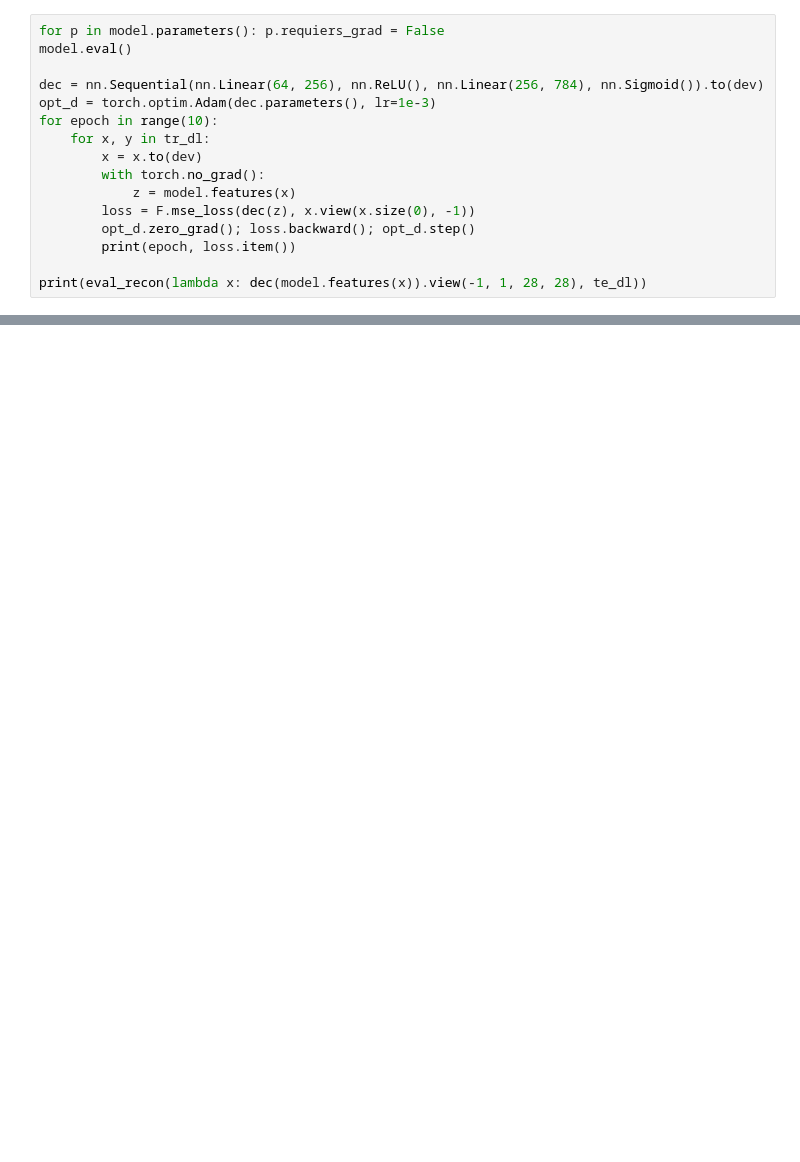
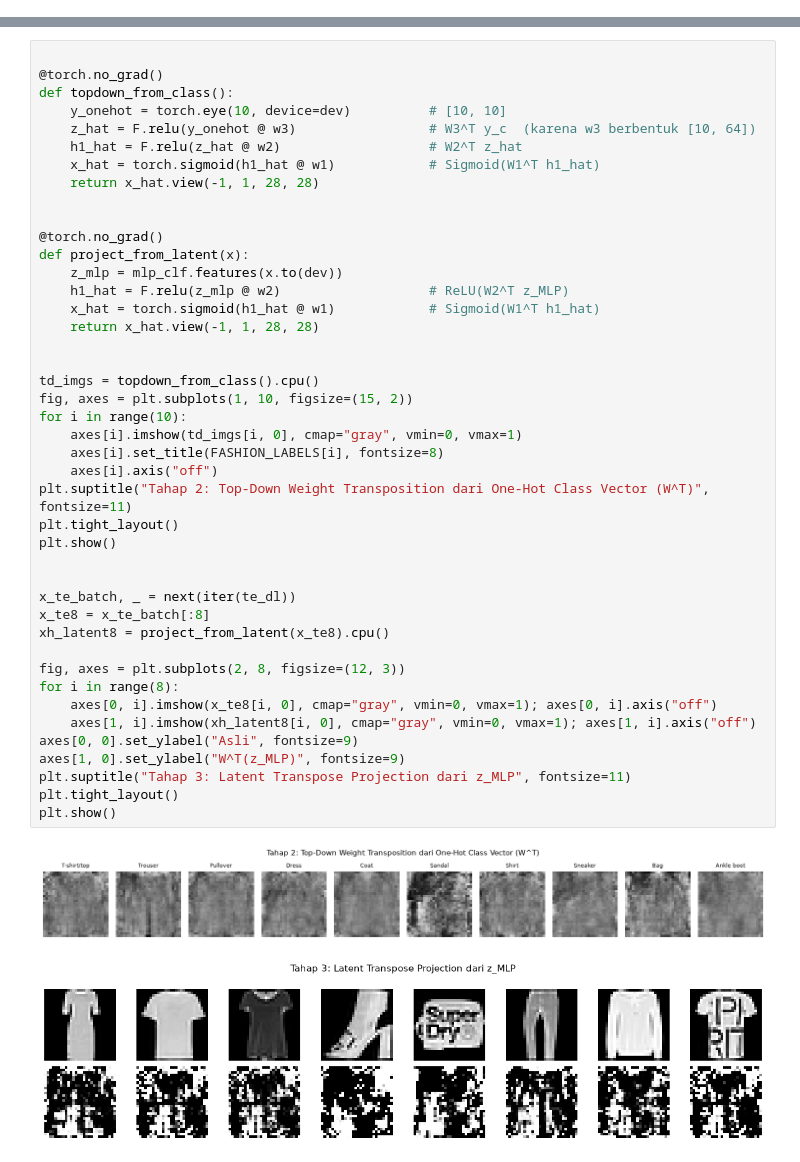
Before and after one commit to VincentAsP/DL-GANAssignment, a Jupyter notebook: model.ipynb, the cells around one changed output, grey strips where cells are left out. Cells and saved outputs as stored; diff of their text form; blank space fills up the shorter version.

```diff
--- a/model.ipynb
+++ b/model.ipynb
@@ -130,16 +71,0 @@ plt.show()
-# %%
-for p in model.parameters(): p.requiers_grad = False
-model.eval()
-
-dec = nn.Sequential(nn.Linear(64, 256), nn.ReLU(), nn.Linear(256, 784), nn.Sigmoid()).to(dev)
-opt_d = torch.optim.Adam(dec.parameters(), lr=1e-3)
-for epoch in range(10):
-    for x, y in tr_dl:
-        x = x.to(dev)
-        with torch.no_grad():
-            z = model.features(x)
-        loss = F.mse_loss(dec(z), x.view(x.size(0), -1))
-        opt_d.zero_grad(); loss.backward(); opt_d.step()
-        print(epoch, loss.item())
-
-print(eval_recon(lambda x: dec(model.features(x)).view(-1, 1, 28, 28), te_dl))
@@ -169,0 +121,46 @@ with torch.no_grad():
+# %%
+
+@torch.no_grad()
+def topdown_from_class():
+    y_onehot = torch.eye(10, device=dev)          # [10, 10]
+    z_hat = F.relu(y_onehot @ w3)                 # W3^T y_c  (karena w3 berbentuk [10, 64])
+    h1_hat = F.relu(z_hat @ w2)                   # W2^T z_hat
+    x_hat = torch.sigmoid(h1_hat @ w1)            # Sigmoid(W1^T h1_hat)
+    return x_hat.view(-1, 1, 28, 28)
+
+
+@torch.no_grad()
+def project_from_latent(x):
+    z_mlp = mlp_clf.features(x.to(dev))
+    h1_hat = F.relu(z_mlp @ w2)                   # ReLU(W2^T z_MLP)
+    x_hat = torch.sigmoid(h1_hat @ w1)            # Sigmoid(W1^T h1_hat)
+    return x_hat.view(-1, 1, 28, 28)
+
+
+td_imgs = topdown_from_class().cpu()
+fig, axes = plt.subplots(1, 10, figsize=(15, 2))
+for i in range(10):
+    axes[i].imshow(td_imgs[i, 0], cmap="gray", vmin=0, vmax=1)
+    axes[i].set_title(FASHION_LABELS[i], fontsize=8)
+    axes[i].axis("off")
+plt.suptitle("Tahap 2: Top-Down Weight Transposition dari One-Hot Class Vector (W^T)", fontsize=11)
+plt.tight_layout()
+plt.show()
+
+
+x_te_batch, _ = next(iter(te_dl))
+x_te8 = x_te_batch[:8]
+xh_latent8 = project_from_latent(x_te8).cpu()
+
+fig, axes = plt.subplots(2, 8, figsize=(12, 3))
+for i in range(8):
+    axes[0, i].imshow(x_te8[i, 0], cmap="gray", vmin=0, vmax=1); axes[0, i].axis("off")
+    axes[1, i].imshow(xh_latent8[i, 0], cmap="gray", vmin=0, vmax=1); axes[1, i].axis("off")
+axes[0, 0].set_ylabel("Asli", fontsize=9)
+axes[1, 0].set_ylabel("W^T(z_MLP)", fontsize=9)
+plt.suptitle("Tahap 3: Latent Transpose Projection dari z_MLP", fontsize=11)
+plt.tight_layout()
+plt.show()
+# %% [output]
+[figure, added]
+[figure, added]
```
Also changed, not shown: parts of 23 cells of this notebook, 21 other files.
